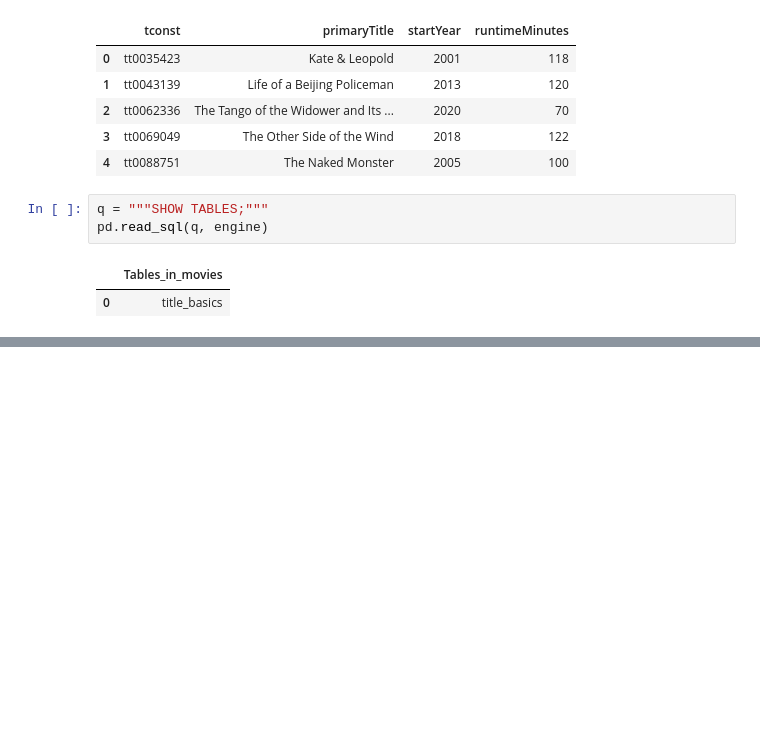
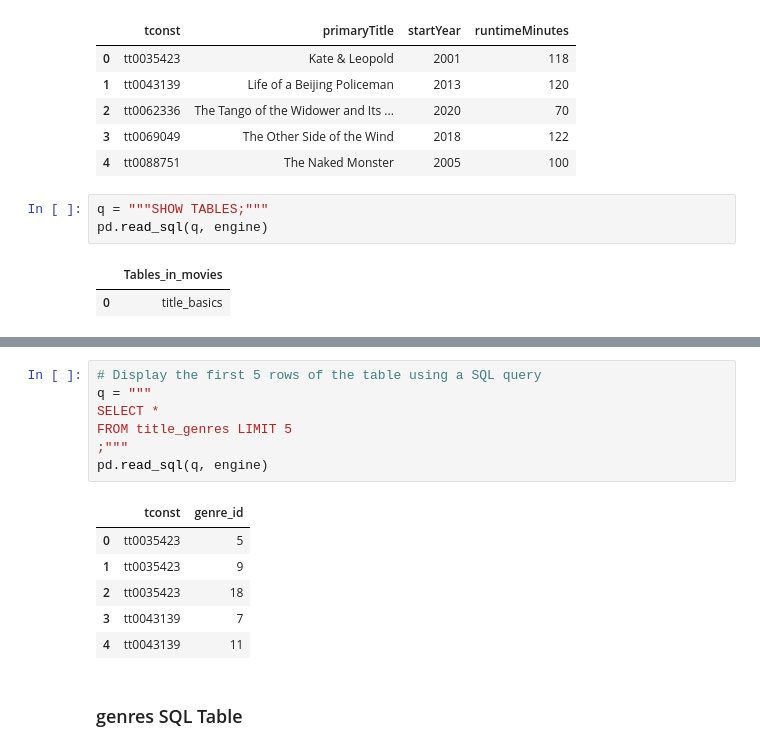
Before and after one commit to Mhoover41/Data-Enrichment-Project-3, a Jupyter notebook: IMDB Project Part 3.ipynb, the cells around one changed output, grey strips where cells are left out. Cells and saved outputs as stored; diff of their text form; blank space fills up the shorter version.

```diff
--- a/IMDB Project Part 3.ipynb
+++ b/IMDB Project Part 3.ipynb
@@ -399,0 +520,16 @@ pd.read_sql(q, engine)
+# %%
+# Display the first 5 rows of the table using a SQL query
+q = """
+SELECT *
+FROM title_genres LIMIT 5
+;"""
+pd.read_sql(q, engine)
+# %% [output]
+|  | tconst | genre_id |
+| 0 | tt0035423 | 5 |
+| 1 | tt0035423 | 9 |
+| 2 | tt0035423 | 18 |
+| 3 | tt0043139 | 7 |
+| 4 | tt0043139 | 11 |
+# %% [markdown]
+### genres SQL Table
```
Also changed, not shown: parts of 22 cells of this notebook, 5 other files.
